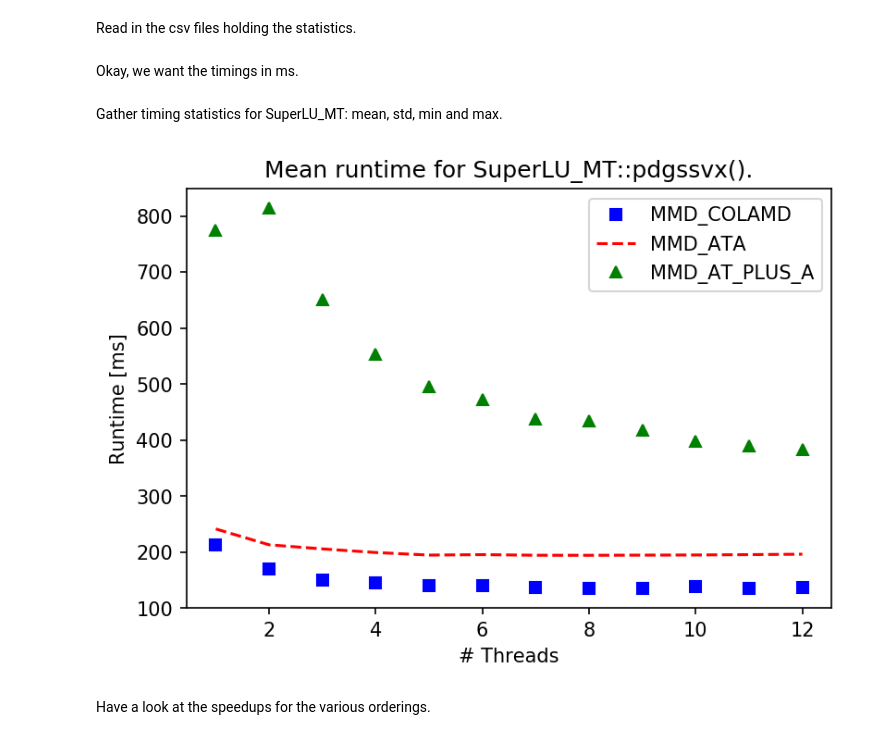
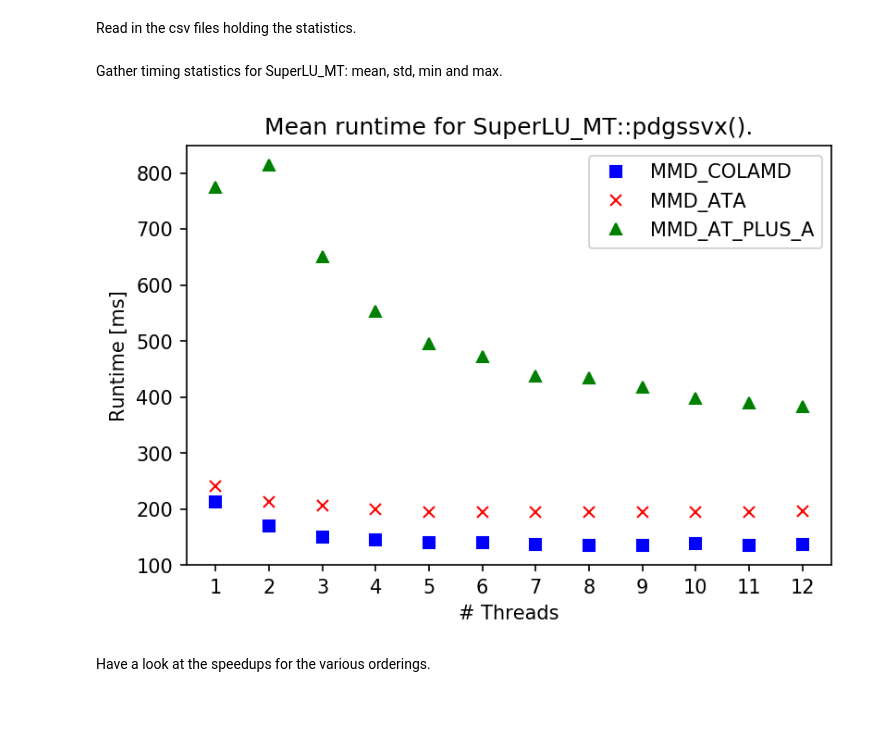
Before and after one commit to mflehmig/SuperLUbench, a Jupyter notebook: doc/SuperLUbench.ipynb, the cells around one changed output. Saved outputs shown, nothing was run; the diff lists cells and outputs as text; code cells hidden in the pictures; blank space fills up the shorter version.

```diff
--- a/doc/SuperLUbench.ipynb
+++ b/doc/SuperLUbench.ipynb
@@ -7,0 +45,23 @@ import matplotlib.pyplot as plt
+# %%
+def get_slumt_stats(df, spec, runs=11):
+    """Compute statistics for the columns 'spec' of a DataFrame holding SuperLU_MT results.
+       Omit first run for every thread.
+
+    Args:
+        df (pandas.dataFrame):
+        spec (str): Column specifier
+        runs (int, optional): Number of runs.
+
+    Returns:
+        List with number of threads and list with corresponding statistics as list of list.
+    """
+    threads = []
+    ret = []
+    l = 1
+    for i in range(int(df['#Threads'].min()), int(df['#Threads'].max())+1):
+        threads.append(i)
+        ret.append(get_slu_stats(df, spec, runs, l))
+        # Update l and u
+        l += runs
+
+    return (threads, ret)
@@ -222,27 +281,33 @@ slumt_usa = pd.read_csv(dir_60F+'/hqp3_60_Full_SuperLU_MT_MMD_AT_PLUS_A.csv',ski
-# %% [markdown]
-Okay, we want the timings in ms.
+# %%
+slumt_col_60F = pd.read_csv(dir_60F+'/SuperLU_MT_COLAMD.csv',skipinitialspace=True)
+slumt_ata_60F = pd.read_csv(dir_60F+'/SuperLU_MT_MMD_ATA.csv',skipinitialspace=True)
+slumt_usa_60F = pd.read_csv(dir_60F+'/SuperLU_MT_MMD_AT_PLUS_A.csv',skipinitialspace=True)
+# Did not work properly:
+#slumt_nat = pd.read_csv('hqp3_60_Full_SuperLU_MT_NATURAL.csv',skipinitialspace=True)
 # %%
-slumt_col['pdgssvx'] = slumt_col['pdgssvx'] / 1000
-slumt_ata['pdgssvx'] = slumt_ata['pdgssvx'] / 1000
-slumt_usa['pdgssvx'] = slumt_usa['pdgssvx'] / 1000
+# Convert timings to ms.
+slumt_col_60F['pdgssvx'] = slumt_col_60F['pdgssvx'] / 1000
+slumt_ata_60F['pdgssvx'] = slumt_ata_60F['pdgssvx'] / 1000
+slumt_usa_60F['pdgssvx'] = slumt_usa_60F['pdgssvx'] / 1000
 # %% [markdown]
 Gather timing statistics for SuperLU_MT: mean, std, min and max.
 # %%
-(threads,slumt_col_tstats) = get_tstats(slumt_col, 'pdgssvx', 11)
-(threads,slumt_ata_tstats) = get_tstats(slumt_ata, 'pdgssvx', 11)
-(threads,slumt_usa_tstats) = get_tstats(slumt_usa, 'pdgssvx', 11)
+(threads, slumt_col_tstats) = get_slumt_stats(slumt_col_60F, 'pdgssvx', 11)
+(threads, slumt_ata_tstats) = get_slumt_stats(slumt_ata_60F, 'pdgssvx', 11)
+(threads, slumt_usa_tstats) = get_slumt_stats(slumt_usa_60F, 'pdgssvx', 11)
 # %%
 # All first items in slumt_col_tstats of type list(list)
 #lst = [item[0] for item in slumt_col_tstats]
 plt.plot(threads, [item[0] for item in slumt_col_tstats], 'bs', label="MMD_COLAMD" )
-plt.plot(threads, [item[0] for item in slumt_ata_tstats], 'r--', label="MMD_ATA" )
+plt.plot(threads, [item[0] for item in slumt_ata_tstats], 'rx', label="MMD_ATA" )
 plt.plot(threads, [item[0] for item in slumt_usa_tstats], 'g^', label="MMD_AT_PLUS_A" )
+plt.xticks(np.arange(min(threads), max(threads)+1, 1))
 plt.ylabel('Runtime [ms]')
 plt.xlabel('# Threads')
 legend = plt.legend(loc='best')
 plt.title('Mean runtime for SuperLU_MT::pdgssvx().')
 plt.show()
 # %% [output]
-[figure, old version]
+[figure, new version]
 # %% [markdown]
 Have a look at the speedups for the various orderings.
```
Also changed, not shown: parts of 75 cells of this notebook.
